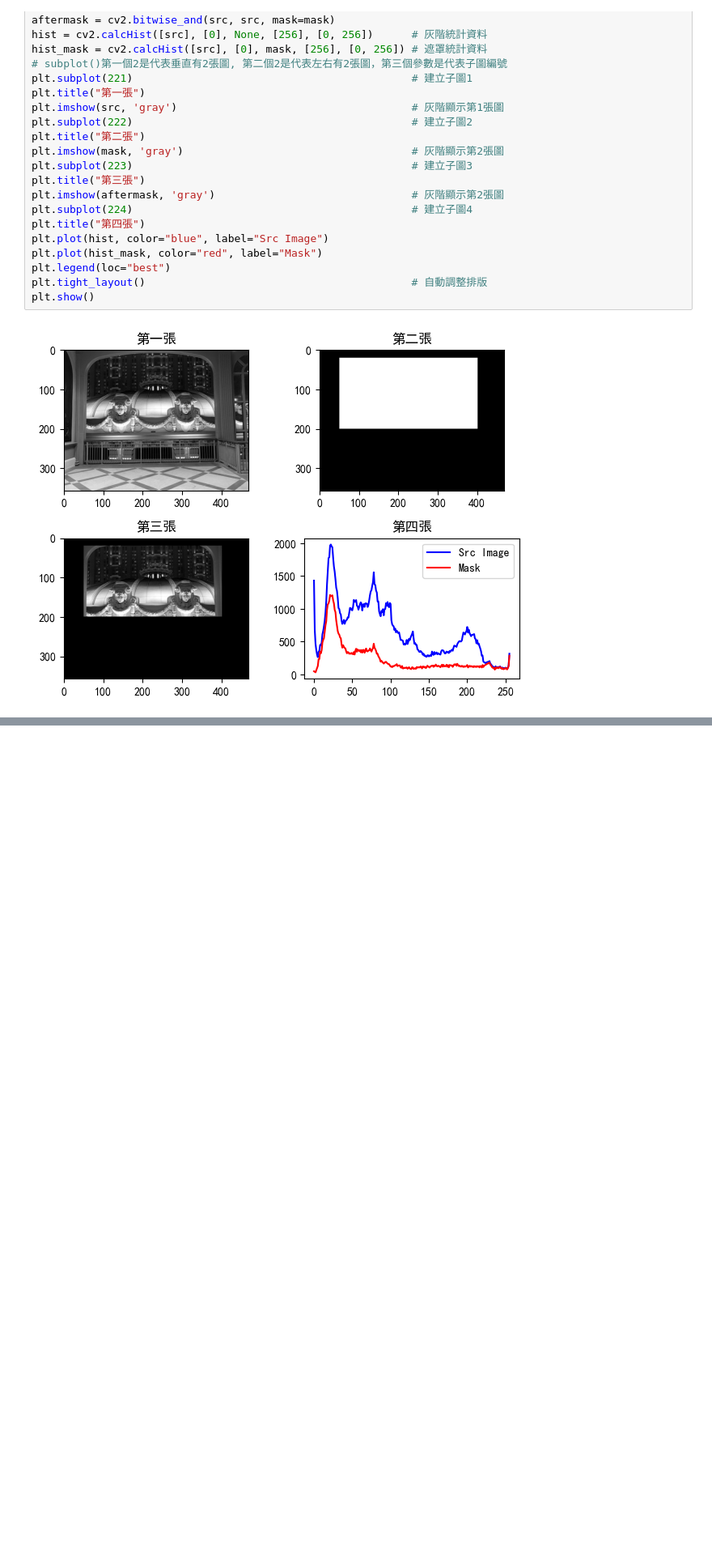
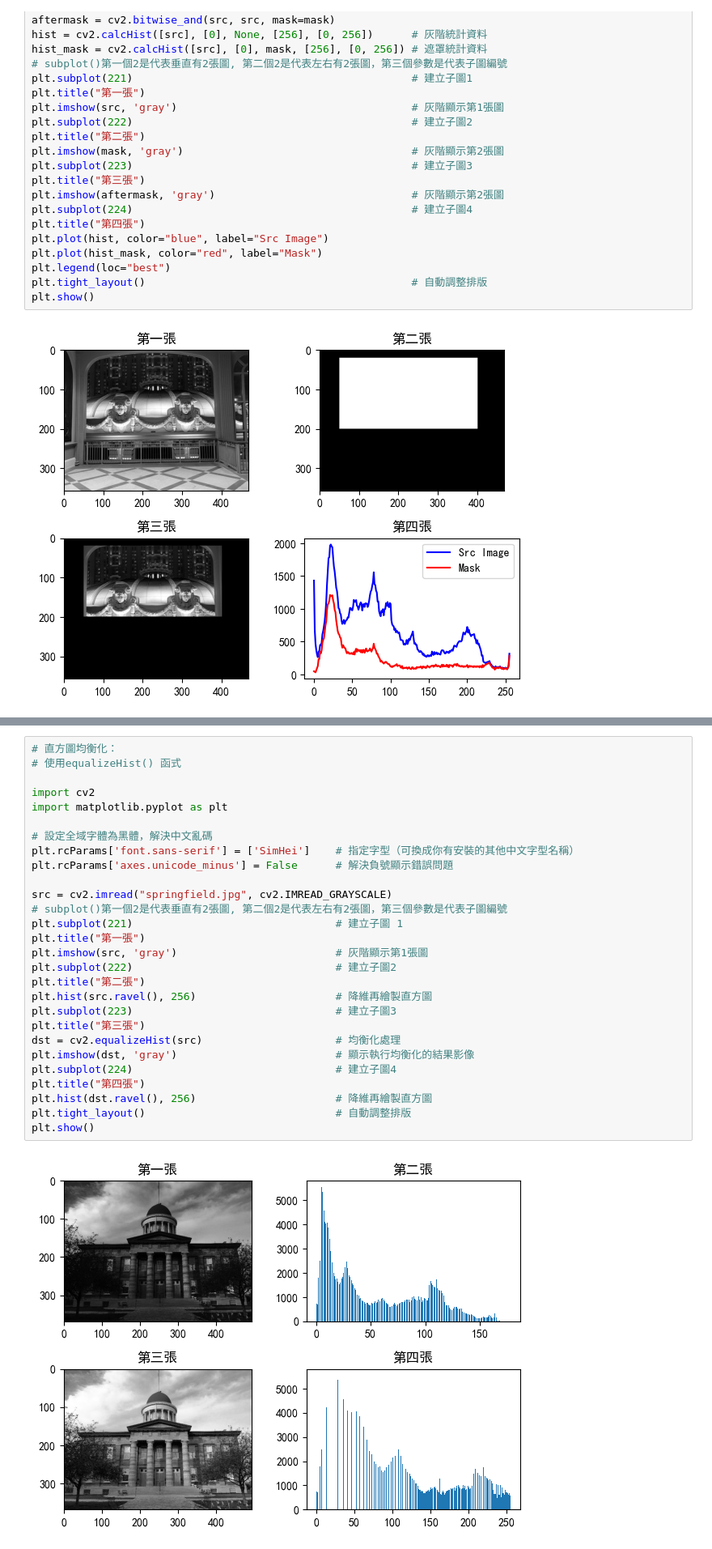
Before and after one commit to AnnaCheng58796907/yzu_CV, a Jupyter notebook: lesson12/lesson12_1.ipynb, the cells around one changed output, grey strips where cells are left out. Shown at 81% size. Cells and saved outputs as stored; diff of their text form; blank space fills up the shorter version.

```diff
--- a/lesson12/lesson12_1.ipynb
+++ b/lesson12/lesson12_1.ipynb
@@ -238,0 +269,30 @@ plt.show()
+# %%
+# 直方圖均衡化：
+# 使用equalizeHist() 函式
+
+import cv2
+import matplotlib.pyplot as plt
+
+# 設定全域字體為黑體，解決中文亂碼
+plt.rcParams['font.sans-serif'] = ['SimHei']    # 指定字型（可換成你有安裝的其他中文字型名稱）
+plt.rcParams['axes.unicode_minus'] = False      # 解決負號顯示錯誤問題
+
+src = cv2.imread("springfield.jpg", cv2.IMREAD_GRAYSCALE)
+# subplot()第一個2是代表垂直有2張圖, 第二個2是代表左右有2張圖，第三個參數是代表子圖編號
+plt.subplot(221)                                # 建立子圖 1
+plt.title("第一張")
+plt.imshow(src, 'gray')                         # 灰階顯示第1張圖
+plt.subplot(222)                                # 建立子圖2
+plt.title("第二張")
+plt.hist(src.ravel(), 256)                      # 降維再繪製直方圖
+plt.subplot(223)                                # 建立子圖3
+plt.title("第三張")
+dst = cv2.equalizeHist(src)                     # 均衡化處理
+plt.imshow(dst, 'gray')                         # 顯示執行均衡化的結果影像
+plt.subplot(224)                                # 建立子圖4
+plt.title("第四張")
+plt.hist(dst.ravel(), 256)                      # 降維再繪製直方圖
+plt.tight_layout()                              # 自動調整排版
+plt.show()
+# %% [output]
+[figure, added]
```
Also changed, not shown: parts of 5 cells of this notebook.
